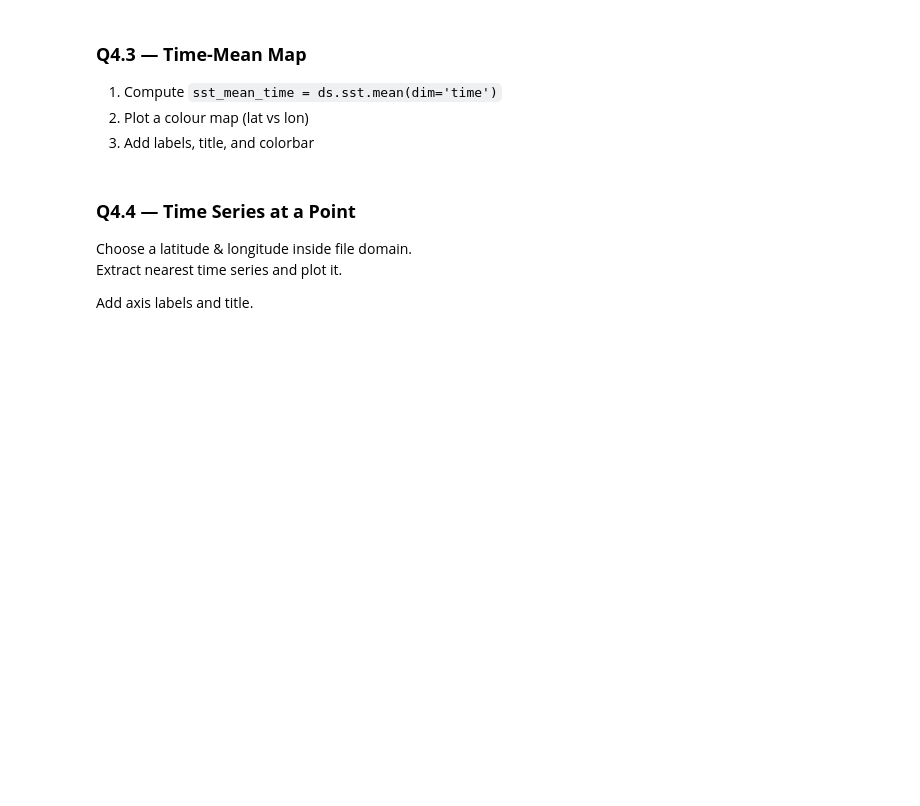
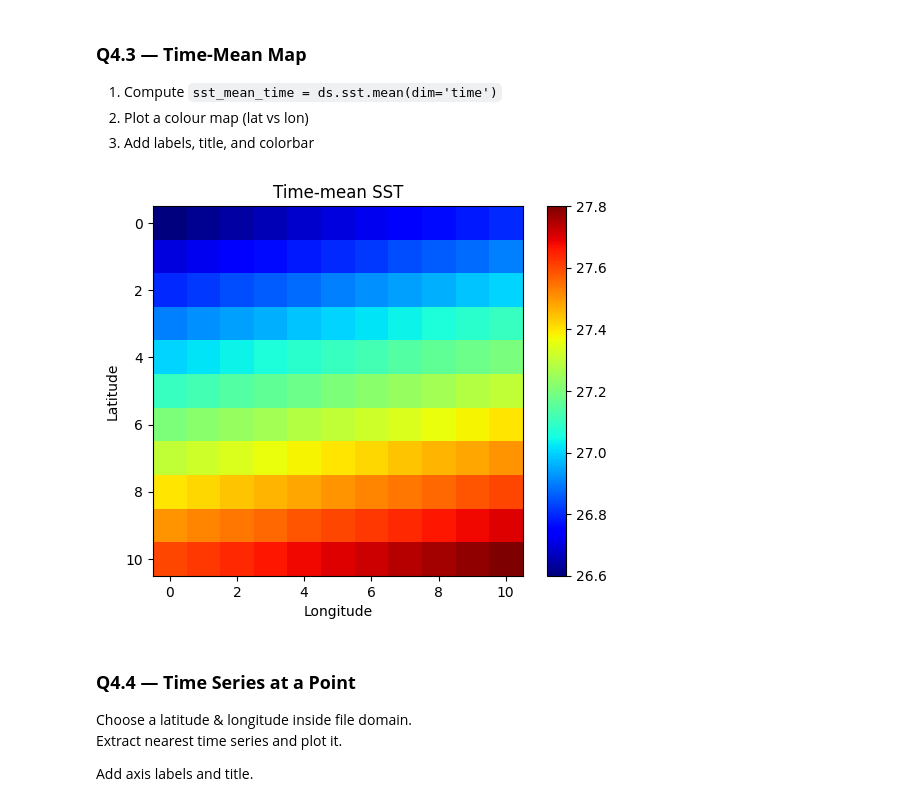
Before and after one commit to rsgis2025madhav-wq/python-basics, a Jupyter notebook: notebooks/05_Capstone_Assignment.ipynb, the cells around one changed output. Drawn from its saved outputs; the diff is of its cells as text; code cells hidden in the pictures; blank space fills up the shorter version.

```diff
--- a/notebooks/05_Capstone_Assignment.ipynb
+++ b/notebooks/05_Capstone_Assignment.ipynb
@@ -235,3 +350,19 @@ Compute and print:
+# %%
+# Q4.3
+import matplotlib.pyplot as plt
+import numpy as np
+import xarray as xr
+ds = xr.open_dataset("data_sst.nc")
+sst = ds.sst
+sst_mean_time = sst.mean(dim='time')
+plt.imshow(sst_mean_time, cmap='jet')
+plt.colorbar()
+plt.title("Time-mean SST")
+plt.xlabel("Longitude")
+plt.ylabel("Latitude")
+plt.show()
+# %% [output]
+[figure, added]
 # %% [markdown]
 ### **Q4.4 — Time Series at a Point**
 Choose a latitude & longitude inside file domain.
```
Also changed, not shown: parts of 18 cells of this notebook.
